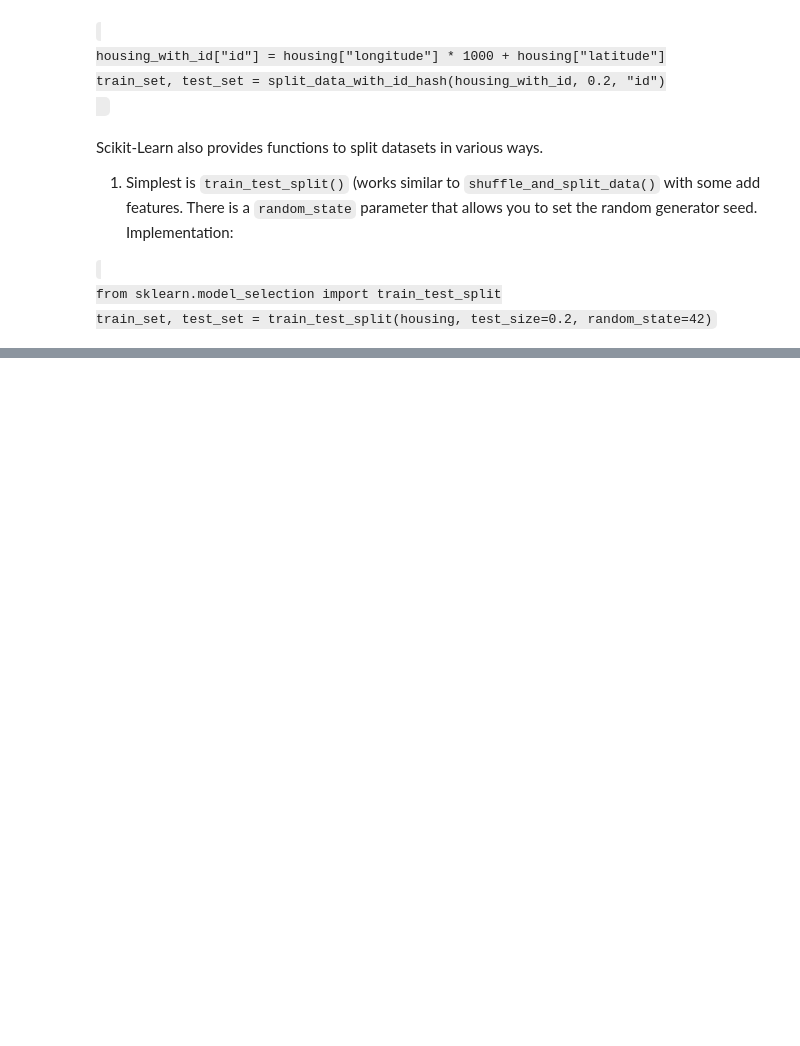
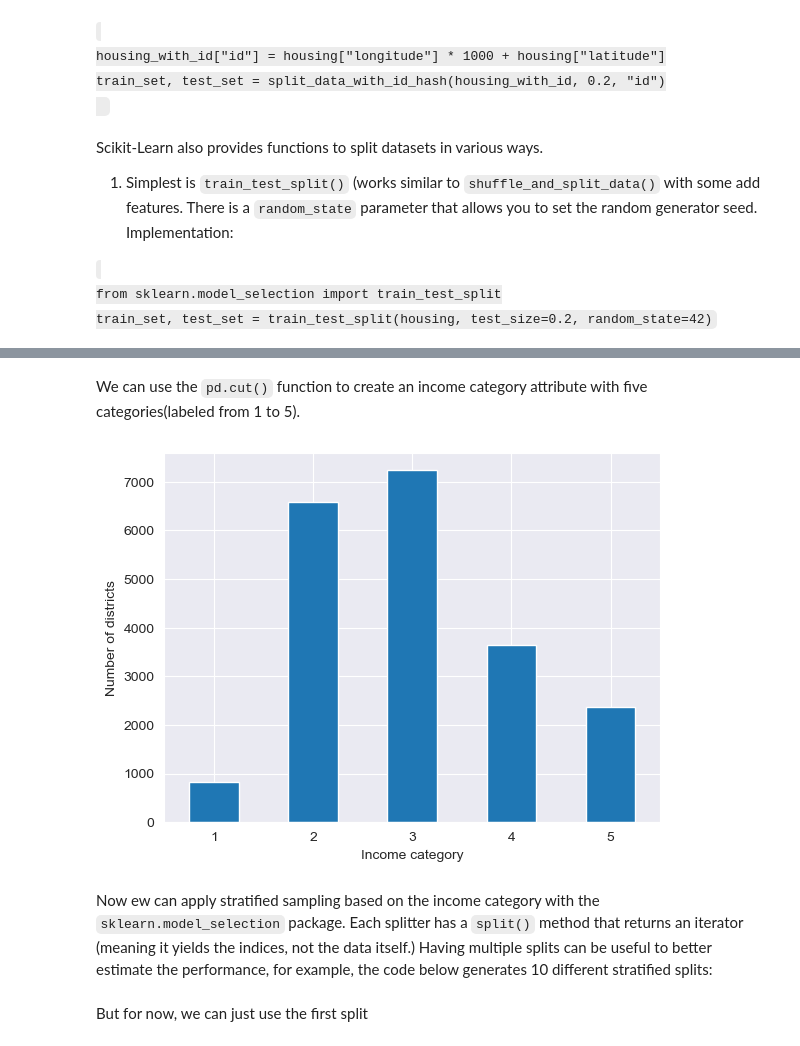
Before and after one commit to MartinOsmani/California-Housing-Dataset, a Jupyter notebook: Notebooks/main.ipynb, the cells around one changed output, grey strips where cells are left out. Drawn from its saved outputs; the diff is of its cells as text; code cells hidden in the pictures; blank space fills up the shorter version.

Commit message:
Added stratified sampling method using the median_income category.

```diff
--- a/Notebooks/main.ipynb
+++ b/Notebooks/main.ipynb
@@ -141,0 +148,14 @@ train_set, test_set = train_test_split(housing, test_size=0.2, random_state=42)
+# %% [markdown]
+We can use the <code>pd.cut()</code> function to create an income category attribute with five categories(labeled from 1 to 5).
+# %%
+data["income_cat"] = pd.cut(data["median_income"],
+                            bins=[0., 1.5, 3.0, 4.5, 6., np.inf],
+                            labels=[1, 2, 3, 4, 5])
+data["income_cat"].value_counts().sort_index().plot.bar(rot=0, grid=True)
+plt.xlabel("Income category")
+plt.ylabel("Number of districts")
+plt.show()
+# %% [output]
+[figure, added]
+# %% [markdown]
+Now ew can apply stratified sampling based on the income category with the <code>sklearn.model_selection</code> package. Each splitter has a <code>split()</code> method that returns an iterator (meaning it yields the indices, not the data itself.) Having multiple splits can be useful to better estimate the performance, for example, the code below generates 10 different stratified splits:
@@ -141,0 +170,2 @@ train_set, test_set = train_test_split(housing, test_size=0.2, random_state=42)
+# %% [markdown]
+But for now, we can just use the first split
```
Also changed, not shown: parts of 5 cells of this notebook.
